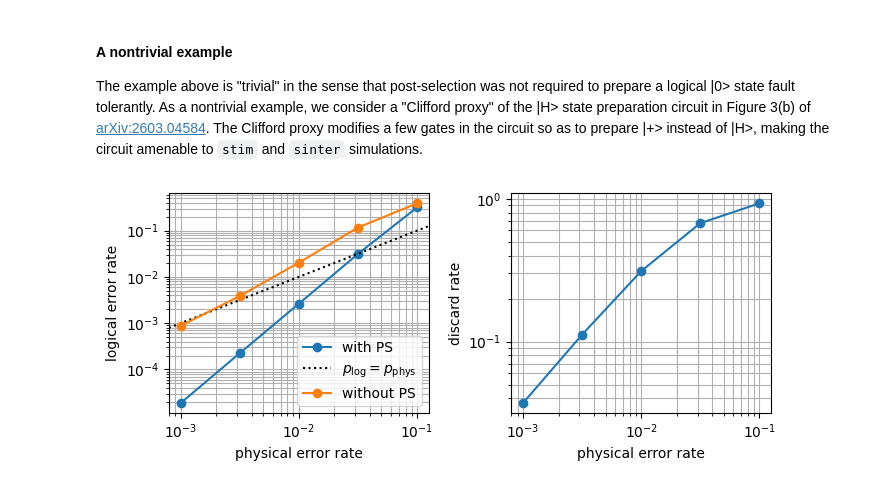
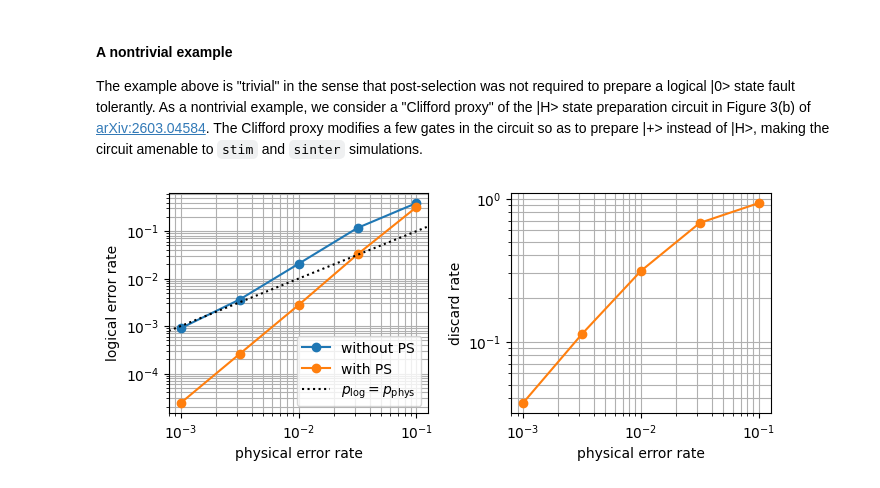
Before and after one commit to qLDPCOrg/qLDPC, a Jupyter notebook: examples/logical_error_rates/5_state_preparation.ipynb, the cells around one changed output. Drawn from its saved outputs; the diff is of its cells as text; code cells hidden in the pictures.

Commit message:
clean up usage of flags

```diff
--- a/examples/logical_error_rates/5_state_preparation.ipynb
+++ b/examples/logical_error_rates/5_state_preparation.ipynb
@@ -178,7 +179,7 @@ for tt, task in enumerate(tasks):
         task.circuit,
         sinter_decoder,
         num_samples=10**6,
-        post_select=task.json_metadata["flags"],
+        post_select=range(state_prep_circuit.num_measurements),
     )
 
 plot_error_and_discard_rates(error_rates, logical_error_rates, discard_rates)
@@ -237,38 +238,36 @@ tasks = circuits.get_state_prep_diagnostic_tasks(
     code, plus_prep_circuit, error_rates, noise_model_family
 )
 
 # run simulations with no post-selection
 logical_error_rates_nps = np.empty(len(tasks))
 discard_rates_nps = np.empty(len(tasks))
 for tt, task in enumerate(tasks):
     logical_error_rates_nps[tt], discard_rates_nps[tt] = (
         circuits.get_logical_error_and_discard_rate(
             task.circuit,
             sinter_decoder,
             num_samples=10**6,
         )
     )
 
 # run simulations with post-selection
 logical_error_rates = np.empty(len(tasks))
 discard_rates = np.empty(len(tasks))
 for tt, task in enumerate(tasks):
     logical_error_rates[tt], discard_rates[tt] = circuits.get_logical_error_and_discard_rate(
         task.circuit,
         sinter_decoder,
         num_samples=10**6,
-        post_select=task.json_metadata["flags"],
+        post_select=range(plus_prep_circuit.num_measurements),
     )
 
 # plot results
 figure, axes = plot_error_and_discard_rates(
-    error_rates, logical_error_rates, discard_rates, label="with PS"
+    error_rates,
+    [logical_error_rates_nps, logical_error_rates],
+    [discard_rates_nps, discard_rates],
+    labels=["without PS", "with PS"],
 )
-plot_error_and_discard_rates(
-    error_rates, logical_error_rates_nps, discard_rates_nps, label="without PS", axes=axes
-)
-axes[0].legend(loc="best")
-figure.tight_layout()
 plt.show()
 # %% [output]
-[figure, old version]
+[figure, new version]
```
Also changed, not shown: parts of 6 cells of this notebook, 2 other files.
